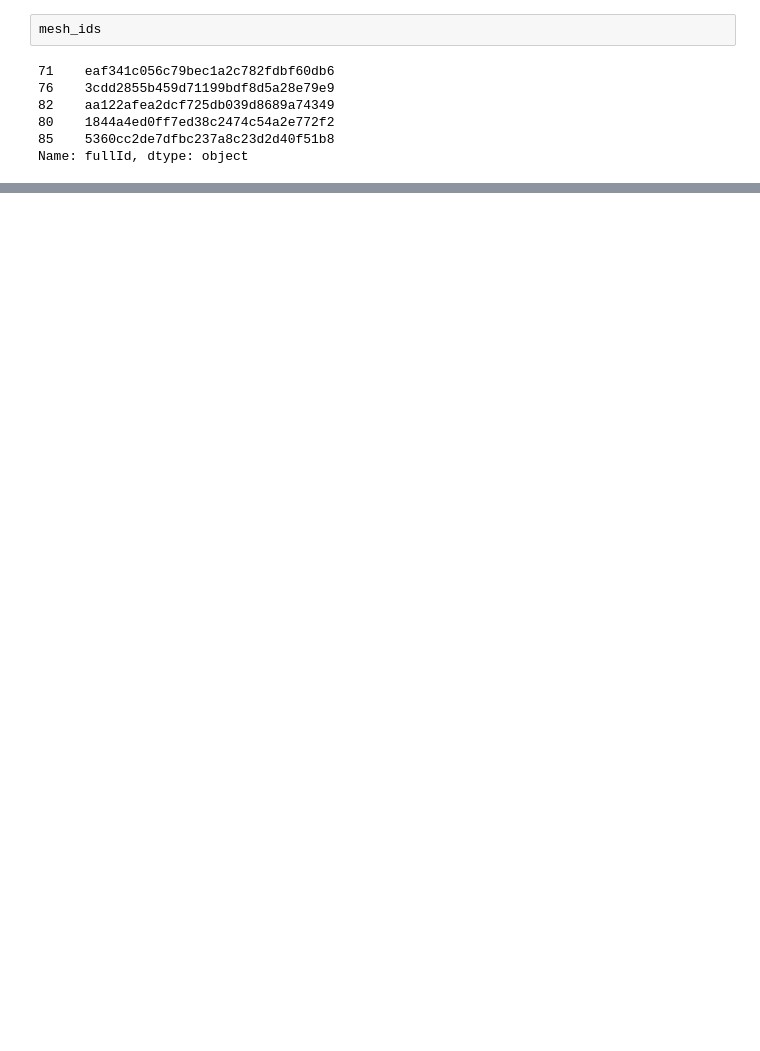
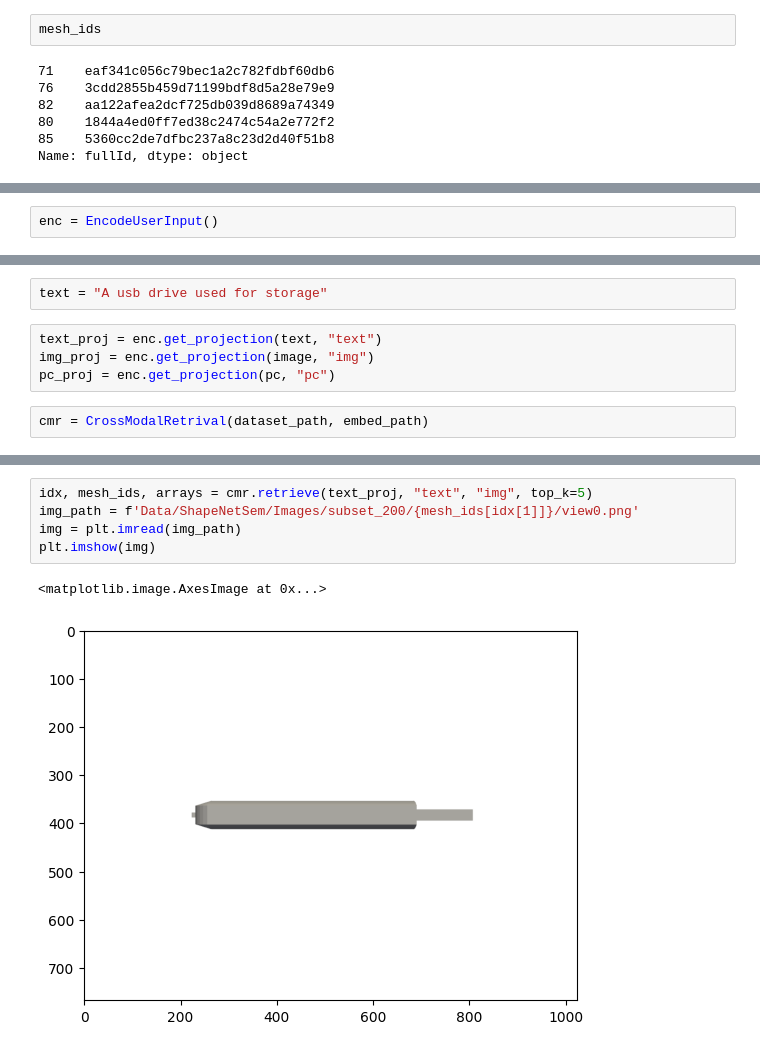
Before and after one commit to rishabhrao12/multimodal-3d-gen, a Jupyter notebook: AlignEncoders.ipynb, the cells around one changed output, grey strips where cells are left out. Saved outputs shown, nothing was run; the diff lists cells and outputs as text; blank space fills up the shorter version.

Commit message:
added user input to modality output

```diff
--- a/AlignEncoders.ipynb
+++ b/AlignEncoders.ipynb
@@ -193,0 +293,2 @@ Name: fullId, dtype: object
+# %%
+enc = EncodeUserInput()
@@ -193,0 +299,8 @@ Name: fullId, dtype: object
+# %%
+text = "A usb drive used for storage"
+# %%
+text_proj = enc.get_projection(text, "text")
+img_proj = enc.get_projection(image, "img")
+pc_proj = enc.get_projection(pc, "pc")
+# %%
+cmr = CrossModalRetrival(dataset_path, embed_path)
@@ -193,0 +320,8 @@ Name: fullId, dtype: object
+# %%
+idx, mesh_ids, arrays = cmr.retrieve(text_proj, "text", "img", top_k=5)
+img_path = f'Data/ShapeNetSem/Images/subset_200/{mesh_ids[idx[1]]}/view0.png'
+img = plt.imread(img_path)
+plt.imshow(img)
+# %% [output]
+<matplotlib.image.AxesImage at 0x...>
+[figure, added]
```
Also changed, not shown: parts of 17 cells of this notebook, 1 other file.
